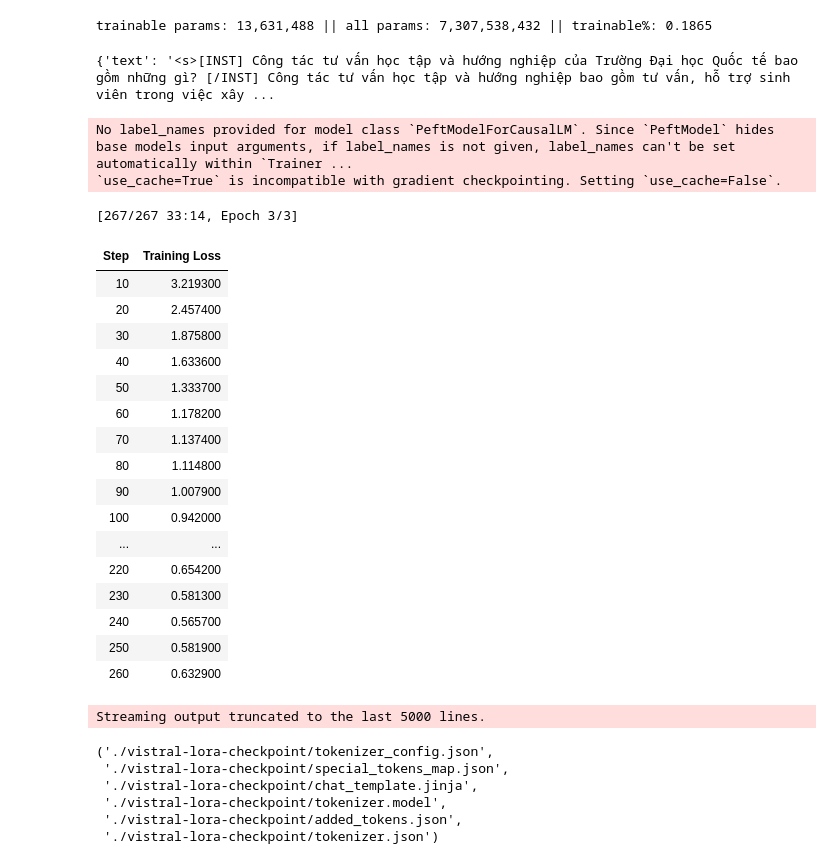
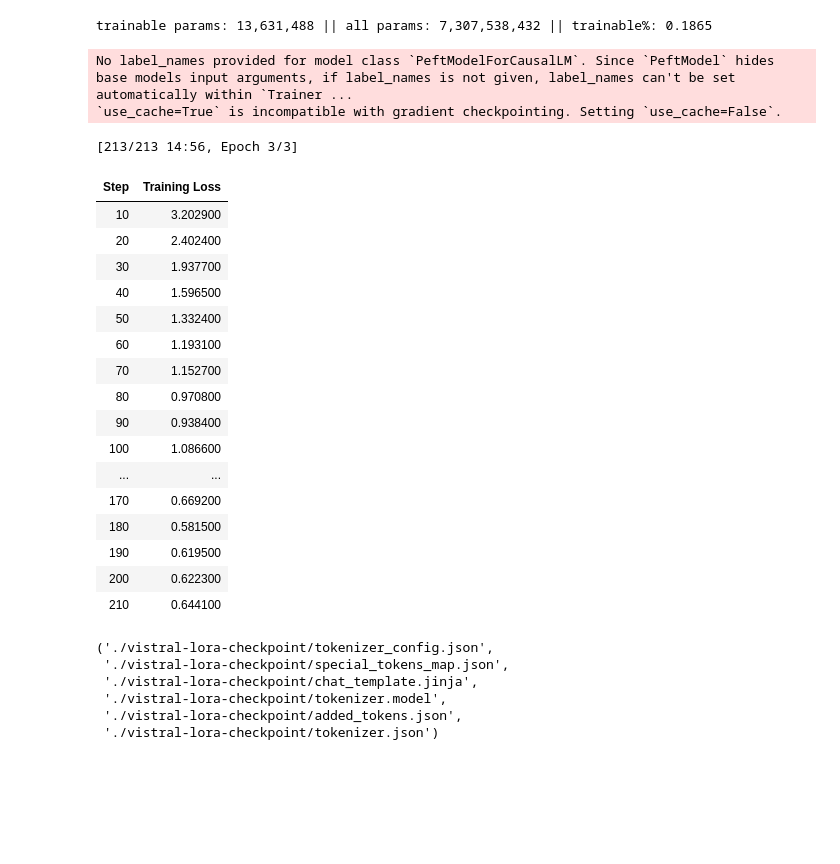
Before and after one commit to KhoiDang1209/LLM_From_Scratch, a Jupyter notebook: Mistral_Finetune.ipynb, the cells around one changed output. Saved outputs shown, nothing was run; the diff lists cells and outputs as text; code cells hidden in the pictures; blank space fills up the shorter version.

```diff
--- a/Mistral_Finetune.ipynb
+++ b/Mistral_Finetune.ipynb
@@ -58,0 +137,10 @@ model = prepare_model_for_kbit_training(model) # Removed this line
+# %%
+from datasets import load_from_disk
+
+# Load the dataset we just prepared
+dataset = load_from_disk("/content/sample_instruction_following_dataset")
+
+train_dataset, eval_dataset = dataset.train_test_split(test_size=0.2).values()
+
+print(f"Training dataset size: {len(train_dataset)}")
+print(f"Validation dataset size: {len(eval_dataset)}")
@@ -140,7 +372,3 @@ dataset = load_from_disk("/content/sample_instruction_following_dataset")
-# %%
-print(dataset[0])
-# %% [output]
-{'text': '<s>[INST] Công tác tư vấn học tập và hướng nghiệp của Trường Đại học Quốc tế bao gồm những gì? [/INST] Công tác tư vấn học tập và hướng nghiệp bao gồm tư vấn, hỗ trợ sinh viên trong việc xây ...
 # %%
 from trl import SFTTrainer
 # Configure training arguments
@@ -149,58 +377,57 @@ training_args = TrainingArguments(
     num_train_epochs=3,
     per_device_train_batch_size=4,
     gradient_accumulation_steps=4,
     learning_rate=2e-4,
     fp16=True,
     logging_steps=10,
     save_strategy="epoch",
     warmup_ratio=0.1,
     weight_decay=0.01,
     max_grad_norm=0.3,
     report_to="none"  # Disable WandB if not used
 )
 
 # Initialize the trainer
 trainer = SFTTrainer(
     model=model,
-    train_dataset=dataset,
+    train_dataset=train_dataset,
     args=training_args,
 
 )
 
 # Start training
 trainer.train()
 
 # Save the final model and tokenizer
 model.save_pretrained("./vistral-lora-checkpoint")
 tokenizer.save_pretrained("./vistral-lora-checkpoint")
 # %% [output]
 No label_names provided for model class `PeftModelForCausalLM`. Since `PeftModel` hides base models input arguments, if label_names is not given, label_names can't be set automatically within `Trainer ...
 `use_cache=True` is incompatible with gradient checkpointing. Setting `use_cache=False`.
-[267/267 33:14, Epoch 3/3]
+[213/213 14:56, Epoch 3/3]
 | Step | Training Loss |
-| 10 | 3.219300 |
-| 20 | 2.457400 |
-| 30 | 1.875800 |
-| 40 | 1.633600 |
-| 50 | 1.333700 |
-| 60 | 1.178200 |
-| 70 | 1.137400 |
-| 80 | 1.114800 |
-| 90 | 1.007900 |
-| 100 | 0.942000 |
+| 10 | 3.202900 |
+| 20 | 2.402400 |
+| 30 | 1.937700 |
+| 40 | 1.596500 |
+| 50 | 1.332400 |
+| 60 | 1.193100 |
+| 70 | 1.152700 |
+| 80 | 0.970800 |
+| 90 | 0.938400 |
+| 100 | 1.086600 |
 | ... | ... |
-| 220 | 0.654200 |
-| 230 | 0.581300 |
-| 240 | 0.565700 |
-| 250 | 0.581900 |
-| 260 | 0.632900 |
+| 170 | 0.669200 |
+| 180 | 0.581500 |
+| 190 | 0.619500 |
+| 200 | 0.622300 |
+| 210 | 0.644100 |
-Streaming output truncated to the last 5000 lines.
+('./vistral-lora-checkpoint/tokenizer_config.json',
+ './vistral-lora-checkpoint/special_tokens_map.json',
+ './vistral-lora-checkpoint/chat_template.jinja',
+ './vistral-lora-checkpoint/tokenizer.model',
+ './vistral-lora-checkpoint/added_tokens.json',
+ './vistral-lora-checkpoint/tokenizer.json')
-('./vistral-lora-checkpoint/tokenizer_config.json',
- './vistral-lora-checkpoint/special_tokens_map.json',
- './vistral-lora-checkpoint/chat_template.jinja',
- './vistral-lora-checkpoint/tokenizer.model',
- './vistral-lora-checkpoint/added_tokens.json',
- './vistral-lora-checkpoint/tokenizer.json')
 # %%
 import torch
 from transformers import AutoModelForCausalLM, AutoTokenizer
```
Also changed, not shown: parts of 10 cells of this notebook, 1 other file.
